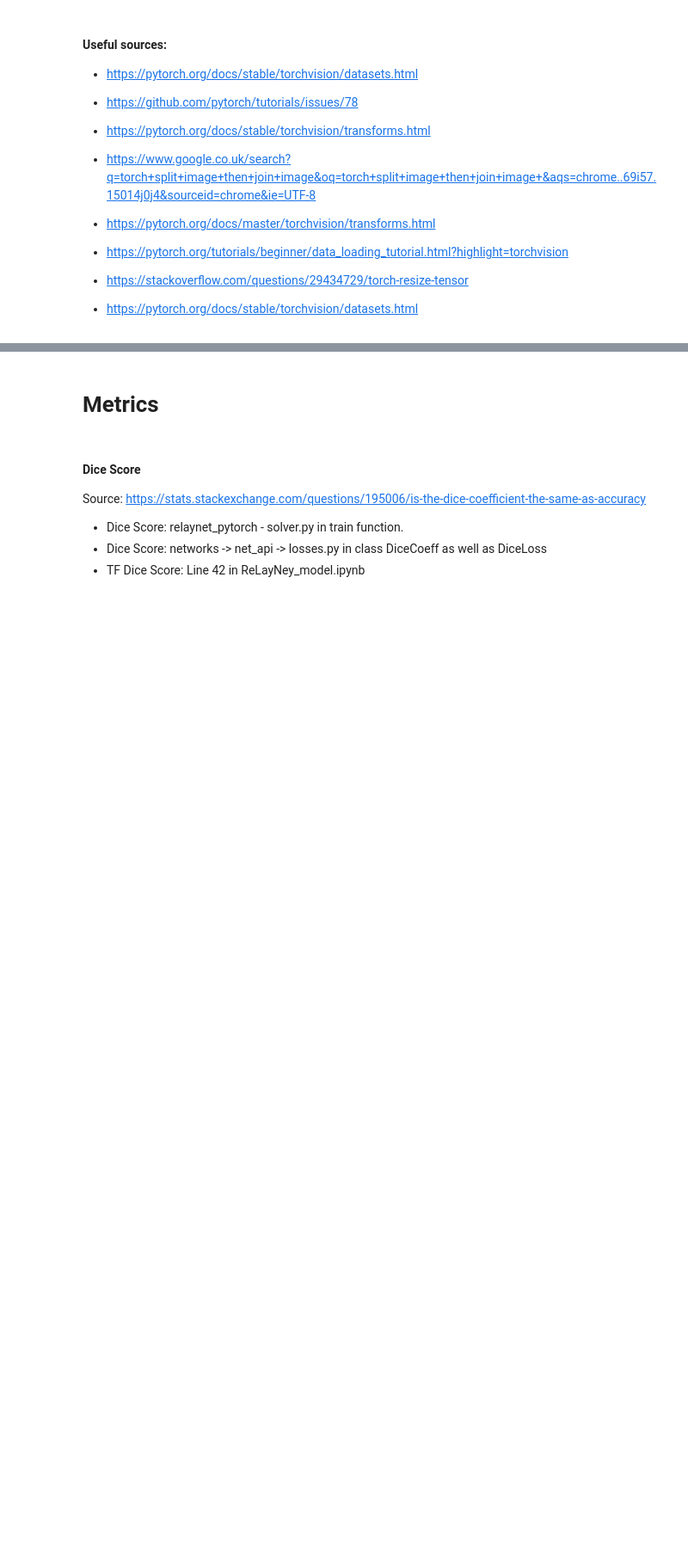
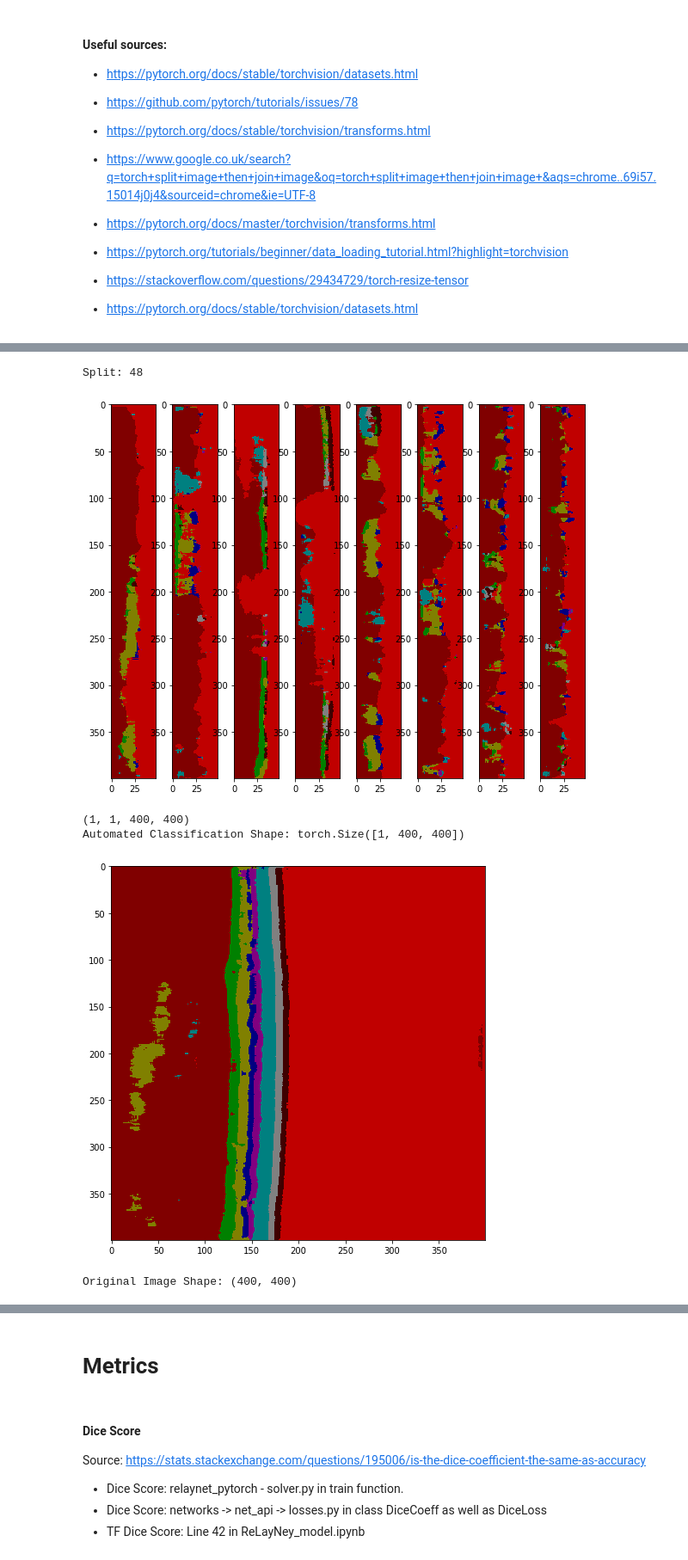
Before and after one commit to simasima121/relaynet_pytorch, a Jupyter notebook: Sim_Run_Relaynet.ipynb, the cells around one changed output, grey strips where cells are left out. Shown at 86% size. Saved outputs shown, nothing was run; the diff lists cells and outputs as text; code cells hidden in the pictures; blank space fills up the shorter version.

```diff
--- a/Sim_Run_Relaynet.ipynb
+++ b/Sim_Run_Relaynet.ipynb
@@ -322,0 +346,24 @@ show_main_image(img_test)
+# %%
+# Settings for segmentation
+seg_test = np.squeeze(test_data)
+height, width = seg_test.shape
+left_bound = 0
+right_bound = width
+split = m_of_e(44) # must be mutiples of 8
+Ny = width/split
+Nx = 1
+
+print("Split:",split)
+
+# Show Segmentations
+get_segmented_image(seg_test, height, width, left_bound, right_bound, split, Ny, Nx)
+
+# Show other images
+show_data(test_data, legend=False, transpose=False)
+# %% [output]
+Split: 48
+[figure, added]
+(1, 1, 400, 400)
+Automated Classification Shape: torch.Size([1, 400, 400])
+[figure, added]
+Original Image Shape: (400, 400)
```
Also changed, not shown: parts of 24 cells of this notebook, 2 other files.
